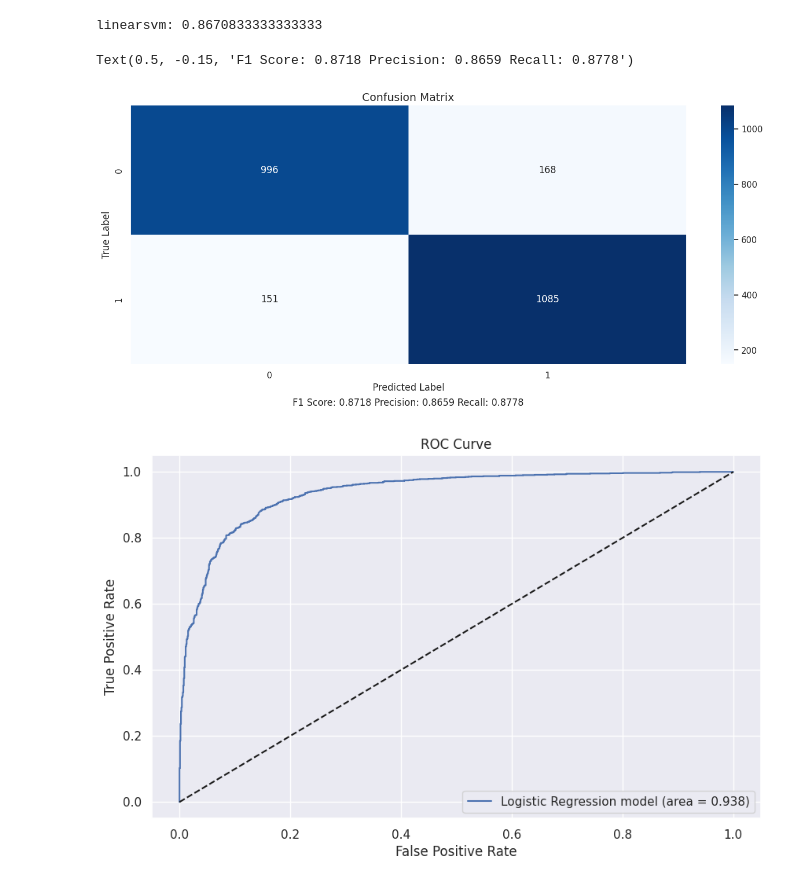
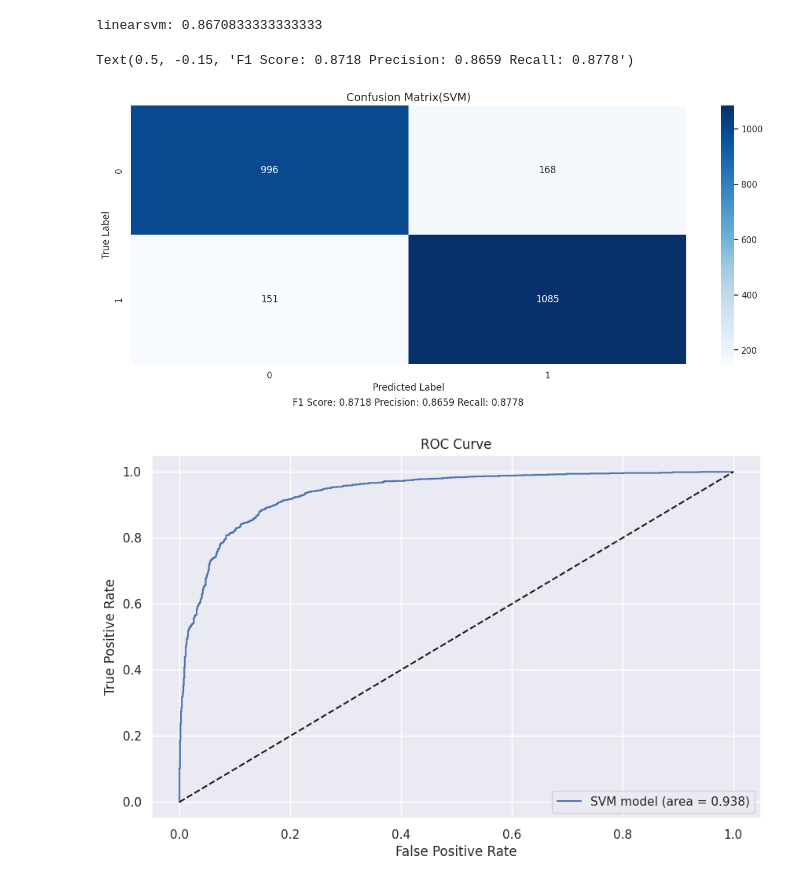
Before and after one commit to Kwonjihan/ML-teamproject, a Jupyter notebook: svm.ipynb, the cells around one changed output. Drawn from its saved outputs; the diff is of its cells as text; code cells hidden in the pictures.

```diff
--- a/svm.ipynb
+++ b/svm.ipynb
@@ -52,29 +52,29 @@ fig, axes = plt.subplots(figsize=(16, 6))
 
 # 첫 번째 subplot: baseline model
 sns.heatmap(cm1, annot=True, cmap='Blues', fmt='d', ax=axes) #cm1 시각화
-axes.set_title('Confusion Matrix', fontsize=14)
+axes.set_title('Confusion Matrix(SVM)', fontsize=14)
 axes.set_xlabel('Predicted Label', fontsize=12)
 axes.set_ylabel('True Label', fontsize=12)
 axes.text(0.5, -0.15, f'F1 Score: {f1_1:.4f} Precision: {precision_1:.4f} Recall: {recall_1:.4f}',
              horizontalalignment='center', verticalalignment='center', transform=axes.transAxes,fontsize=12)
 # %% [output]
 Text(0.5, -0.15, 'F1 Score: 0.8718 Precision: 0.8659 Recall: 0.8778')
-[figure, old version]
+[figure, new version]
 # %%
 from sklearn.metrics import roc_curve, roc_auc_score
 
 lr_proba =svm_model.predict_proba(X_eval_tfidf_vec)[:, 1]#baseline의 예측확률을 계산
 fp_lr, tp_lr,_ = roc_curve(y_eval, lr_proba,pos_label='positive')#roc curve를 계산
 auroc_baseline = roc_auc_score(y_eval, lr_proba)#auroc를 계산
 
 # 그래프 그리기
 plt.figure(figsize=(10, 6))
-plt.plot(fp_lr, tp_lr, label=f'Logistic Regression model (area = {auroc_baseline:.3f})')
+plt.plot(fp_lr, tp_lr, label=f'SVM model (area = {auroc_baseline:.3f})')
 plt.plot([0, 1], [0, 1], 'k--')
 plt.xlabel('False Positive Rate')
 plt.ylabel('True Positive Rate')
 plt.title('ROC Curve')
 plt.legend(loc="lower right")
 plt.show()
 # %% [output]
-[figure, old version]
+[figure, new version]
```
Also changed, not shown: parts of 1 cell of this notebook.
